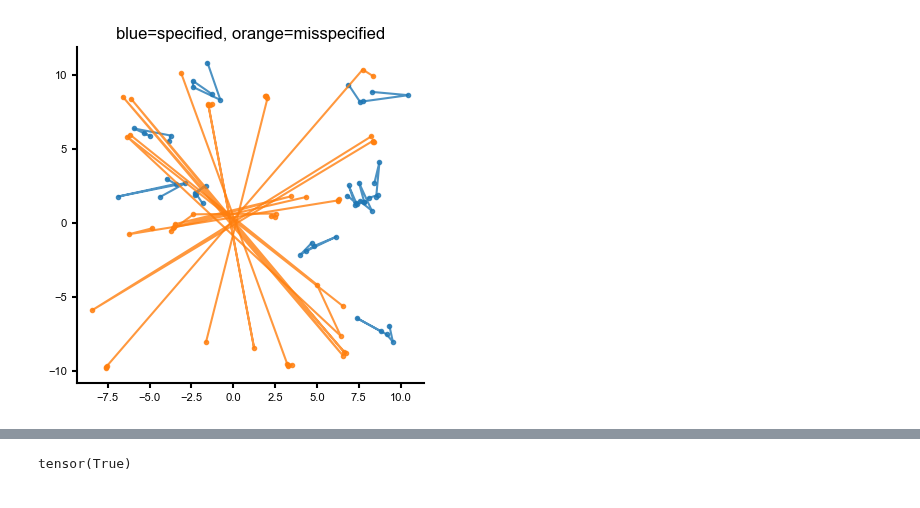
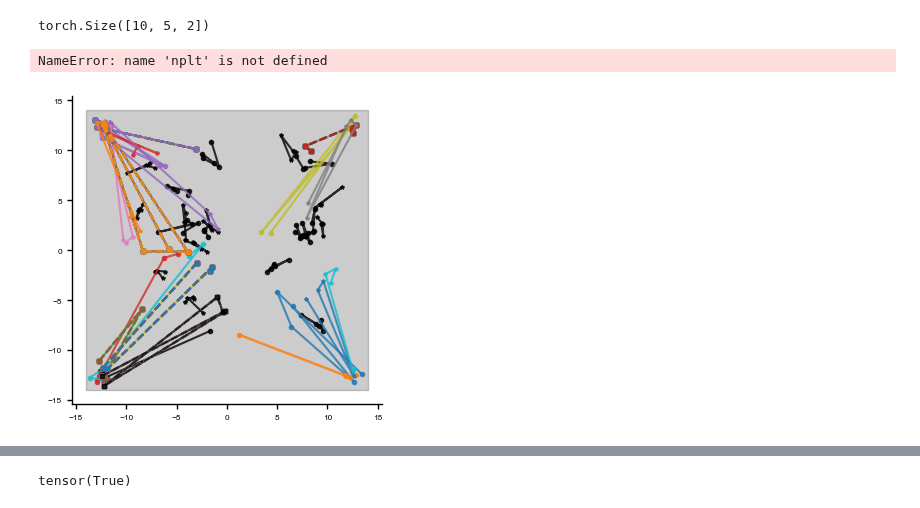
Before and after one commit to mackelab/neuralgbi, a Jupyter notebook: dev_notebook/workplace.ipynb, the cells around one changed output, grey strips where cells are left out. Cells and saved outputs as stored; diff of their text form; code cells hidden in the pictures.

Commit message:
rerunning gaussianmixture with new betas

```diff
--- a/dev_notebook/workplace.ipynb
+++ b/dev_notebook/workplace.ipynb
@@ -28,22 +31,38 @@ task = GaussianMixture()
 theta = task.prior.sample((100,))
 x = task.simulate(theta)
 x_target = task.simulate(task.prior.sample((110,)))
+# %%
+xos.shape
+# %% [output]
+torch.Size([10, 5, 2])
 # %%
 cm = 1#1/2.54
 plt.figure(figsize=(4*cm,4*cm))
 xo_type=('misspecified', 'known')
 for i_s,s in enumerate(['specified', 'misspecified']):
-    # for i_k,k in enumerate(['known', 'unknown']):
-    i_k=0; k='known'
-    xos = gbi_utils.pickle_load(f'../gbi/benchmark/tasks/gaussian_mixture/xos/xo_{s}_{k}.pkl')
-    for xo in xos:
-        plt.plot(xo[:,0],xo[:,1], color=f'C{i_s}', marker='o' if i_k==0 else '*', label=s, alpha=0.8)
+    for i_k,k in enumerate(['known', 'unknown']):
 
-plt.title('blue=specified, orange=misspecified', fontsize=12)
+        xos = gbi_utils.pickle_load(f'../gbi/benchmark/tasks/gaussian_mixture/xos/xo_{s}_{k}.pkl')
+        for xo in xos:
+            plt.plot(xo[:,0],xo[:,1], color=f'C{i_s}' if i_s==0 else None, marker='o' if i_k==0 else '*', label=s, alpha=0.8)
+
+            if i_s==1 and i_k==0:
+                for i_xo in [2,7,9]:
+                    plt.plot(xos[i_xo,:,0],xos[i_xo,:,1], 's--', alpha=0.8)
+
+            if i_s==1 and i_k==1:
+                for i_xo in [1,6,8]:
+                    plt.plot(xos[i_xo,:,0],xos[i_xo,:,1], 's--', alpha=0.8)
+
+
+# plt.title('blue=specified, orange=misspecified', fontsize=12)
+
+plt.fill_between(task.limits[0], task.limits[1,0],task.limits[1,1], alpha=0.2, color='k')
+plt.fill_between([-10, 10], -10,10, alpha=0.2, color='b')
 plt.tight_layout()
-# plt.savefig('tester.svg', transparent=True)
 # %% [output]
+NameError: name 'nplt' is not defined
-[figure, old version]
+[figure, new version]
 # %%
 task = GaussianMixture(seed=0)
 xs = task.simulate(task.prior.sample((10,)))
```
Also changed, not shown: parts of 2 cells of this notebook, 4 other files.
